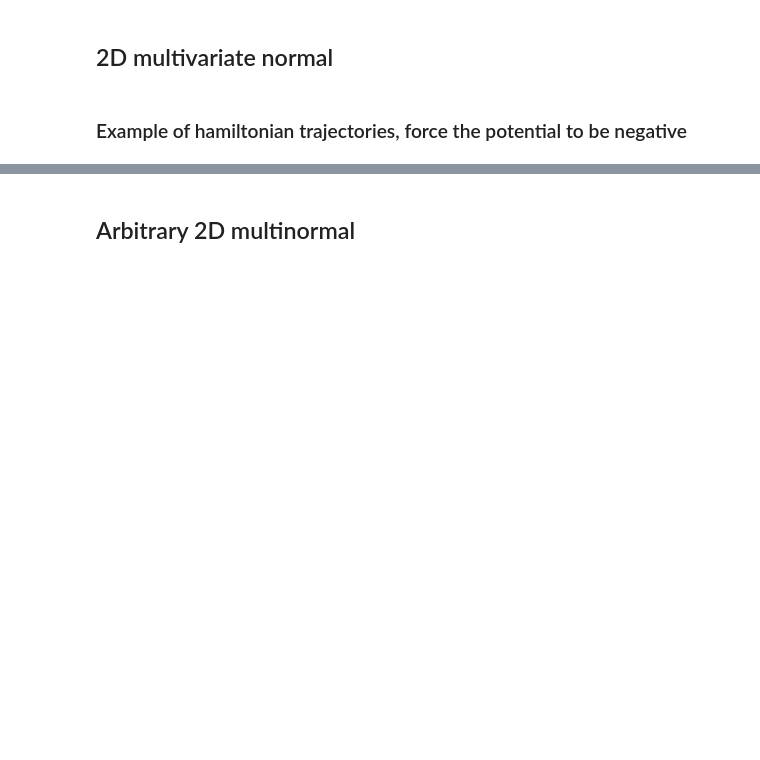
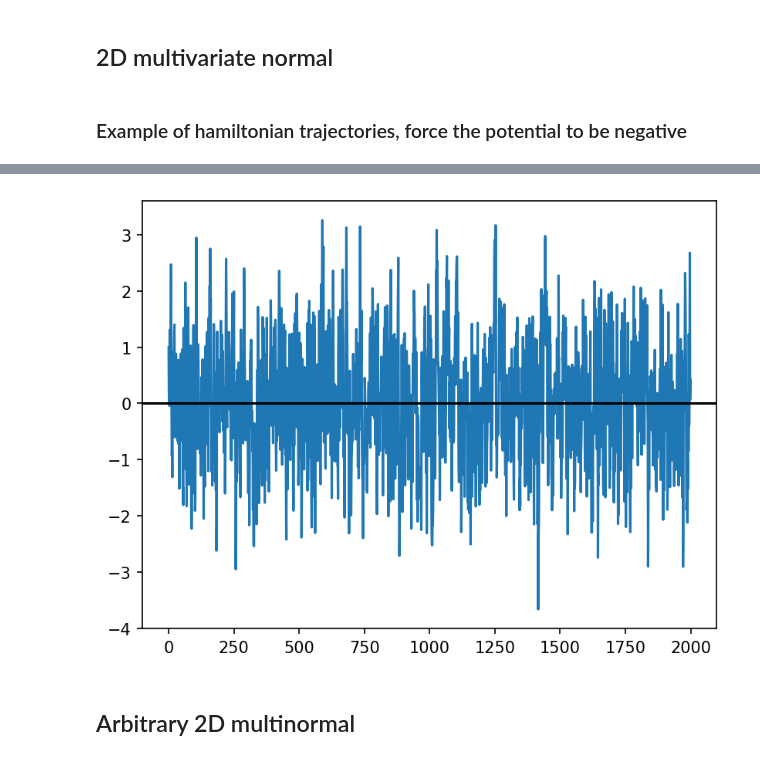
Before and after one commit to YoloNomy/how2mcmc, a Jupyter notebook: mcmc_example.ipynb, the cells around one changed output, grey strips where cells are left out. Cells and saved outputs as stored; diff of their text form; code cells hidden in the pictures; blank space fills up the shorter version.

```diff
--- a/mcmc_example.ipynb
+++ b/mcmc_example.ipynb
@@ -197,7 +197,10 @@ plt.hist(chain,density=True,bins=10);
 # %%
 plt.figure(dpi=150)
 plt.plot(np.arange(len(chain)), chain)
-plt.axhline(mu[0], c='k')
+plt.axhline(0, c='k')
+plt.show()
+# %% [output]
+[figure, added]
 # %% [markdown]
 ## Arbitrary 2D multinormal
 # %%
```
Also changed, not shown: parts of 20 cells of this notebook.
